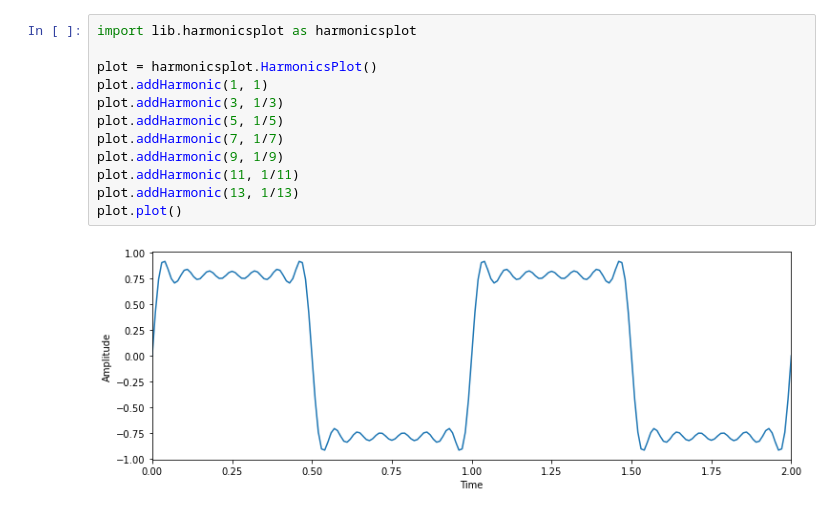
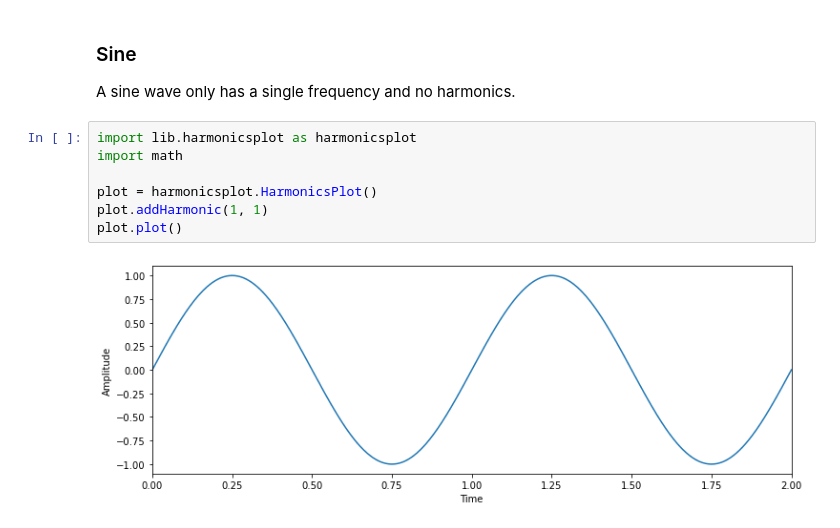
Before and after one commit to pigatron-industries/xen_quantizer, a Jupyter notebook: python/Harmonics.ipynb, the cells around one changed output. Saved outputs shown, nothing was run; the diff lists cells and outputs as text.

Commit message:
harmonics plot changes

```diff
--- a/python/Harmonics.ipynb
+++ b/python/Harmonics.ipynb
@@ -1,14 +1,13 @@
+# %% [markdown]
+### Sine
+
+A sine wave only has a single frequency and no harmonics.
 # %%
 import lib.harmonicsplot as harmonicsplot
+import math
 
 plot = harmonicsplot.HarmonicsPlot()
 plot.addHarmonic(1, 1)
-plot.addHarmonic(3, 1/3)
-plot.addHarmonic(5, 1/5)
-plot.addHarmonic(7, 1/7)
-plot.addHarmonic(9, 1/9)
-plot.addHarmonic(11, 1/11)
-plot.addHarmonic(13, 1/13)
 plot.plot()
 # %% [output]
-[figure, old version]
+[figure, new version]
```
Also changed, not shown: parts of 7 cells of this notebook, 2 other files.
